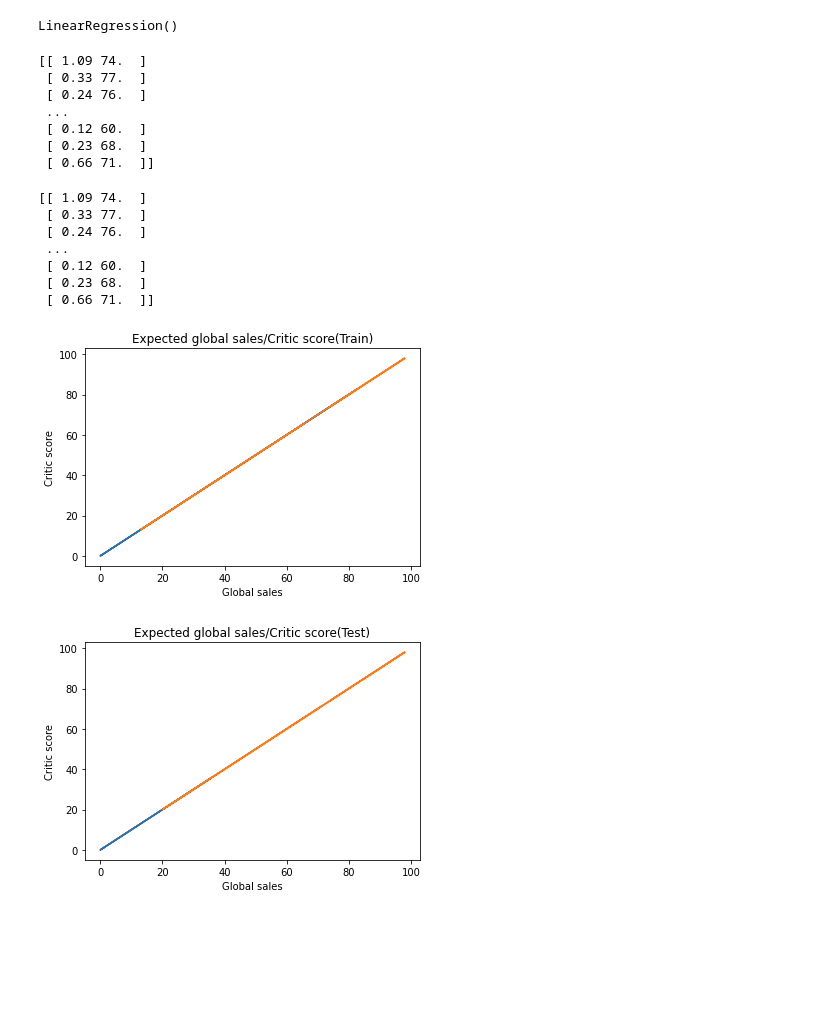
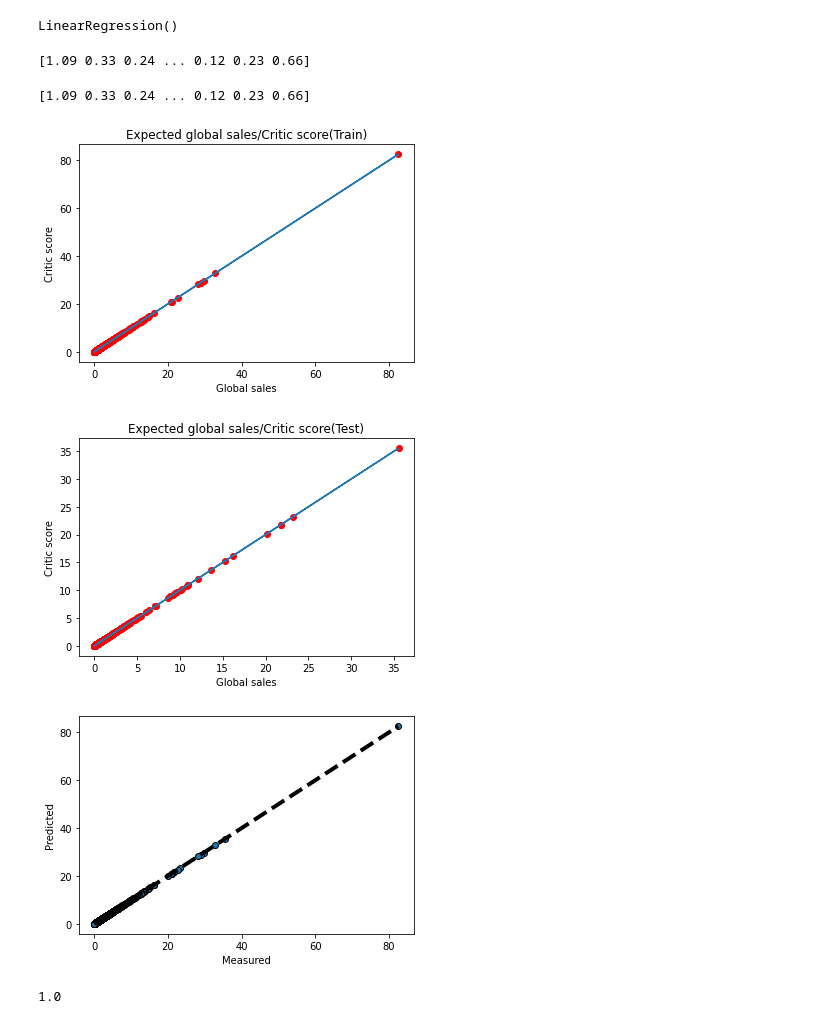
Before and after one commit to ChistianSaSv/grupp4_ml, a Jupyter notebook: Game test.ipynb, the cells around one changed output. Cells and saved outputs as stored; diff of their text form; code cells hidden in the pictures; blank space fills up the shorter version.

```diff
--- a/Game test.ipynb
+++ b/Game test.ipynb
@@ -43,5 +43,5 @@ dataset
 | 16706 | 0.01 | 60.0 |
 6825 rows × 2 columns
 # %%
-X = dataset.iloc[:,:].values
-y = dataset.iloc[:,:].values
+X = dataset.iloc[:,:-1].values#Independent value
+y = dataset.iloc[:,0].values#Dependent value, ska predicta
@@ -82,38 +82,43 @@ LinearRegression()
 y_pred = regressor.predict(X_test)
 print(y_pred)
 # %% [output]
-[[ 1.09 74.  ]
- [ 0.33 77.  ]
- [ 0.24 76.  ]
- ...
- [ 0.12 60.  ]
- [ 0.23 68.  ]
- [ 0.66 71.  ]]
+[1.09 0.33 0.24 ... 0.12 0.23 0.66]
 # %%
 print(y_test)
 # %% [output]
-[[ 1.09 74.  ]
- [ 0.33 77.  ]
- [ 0.24 76.  ]
- ...
- [ 0.12 60.  ]
- [ 0.23 68.  ]
- [ 0.66 71.  ]]
+[1.09 0.33 0.24 ... 0.12 0.23 0.66]
 # %%
-plt.plot(X_train, y_train, color='red')
+plt.scatter(X_train, y_train, color='red')
 plt.plot(X_train, regressor.predict(X_train))
 plt.title("Expected global sales/Critic score(Train)")
 plt.xlabel("Global sales")
 plt.ylabel("Critic score")
 plt.show()
 # %% [output]
-[figure, old version]
+[figure, new version]
 # %%
-plt.plot(X_test, y_test, color='red')
+plt.scatter(X_test, y_test, color='red')
 plt.plot(X_test, regressor.predict(X_test))
 plt.title("Expected global sales/Critic score(Test)")
 plt.xlabel("Global sales")
 plt.ylabel("Critic score")
 plt.show()
 # %% [output]
-[figure, old version]
+[figure, new version]
+# %%
+from sklearn.model_selection import cross_val_predict
+y_pred = cross_val_predict(regressor, X, y, cv=3)
+fig, ax = plt.subplots()
+ax.scatter(y, y_pred, edgecolors=(0, 0, 0))
+ax.plot([y.min(), y.max()], [y.min(), y.max()], 'k--', lw=4)
+ax.set_xlabel('Measured')
+ax.set_ylabel('Predicted')
+plt.show()
+# %% [output]
+[figure, added]
+# %%
+from sklearn.metrics import r2_score
+r2= r2_score(y_train, X_train)
+print(r2)#Ju närmare 1.0, desto bättre accuracy har modellen
+# %% [output]
+1.0
```
Also changed, not shown: parts of 5 cells of this notebook, 1 other file.
